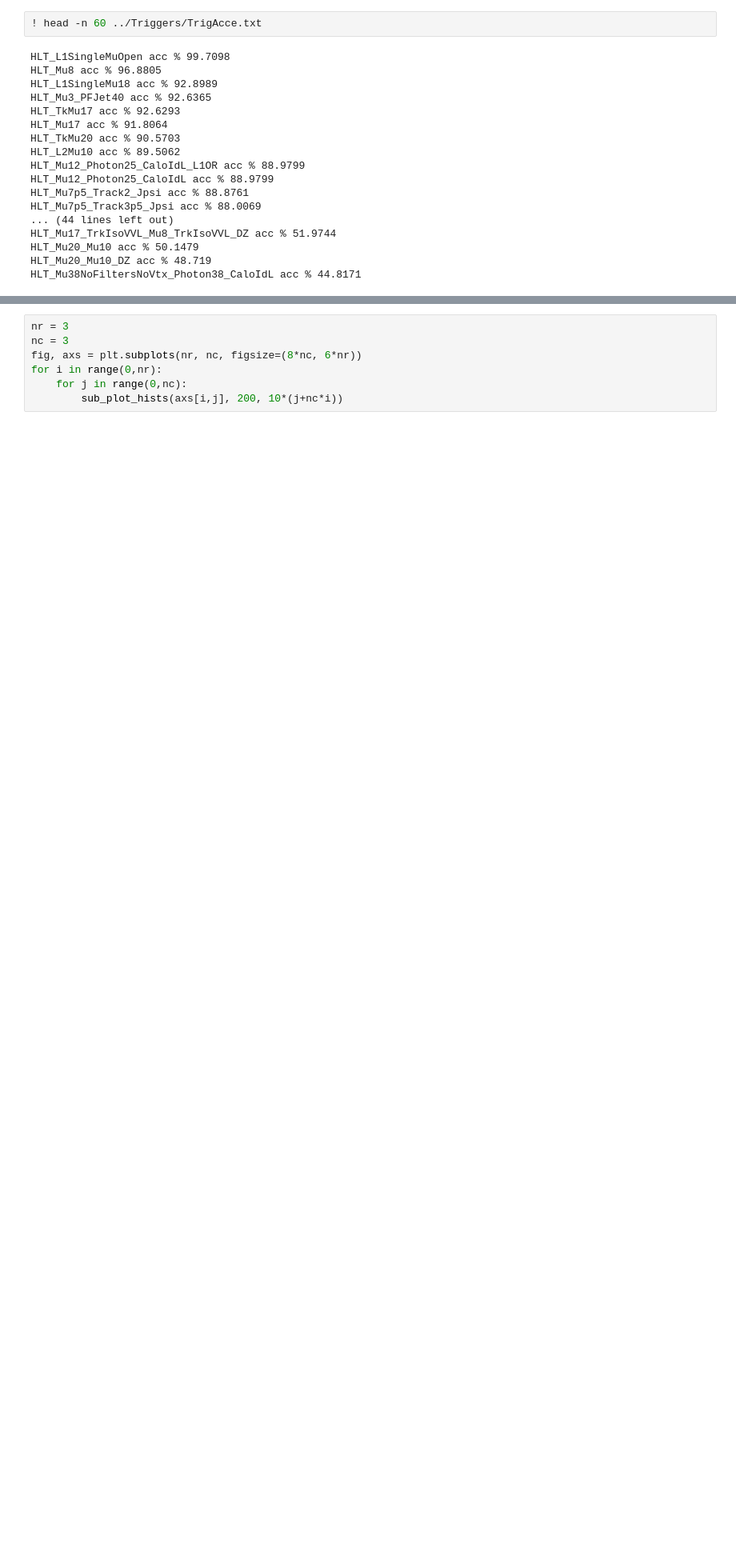
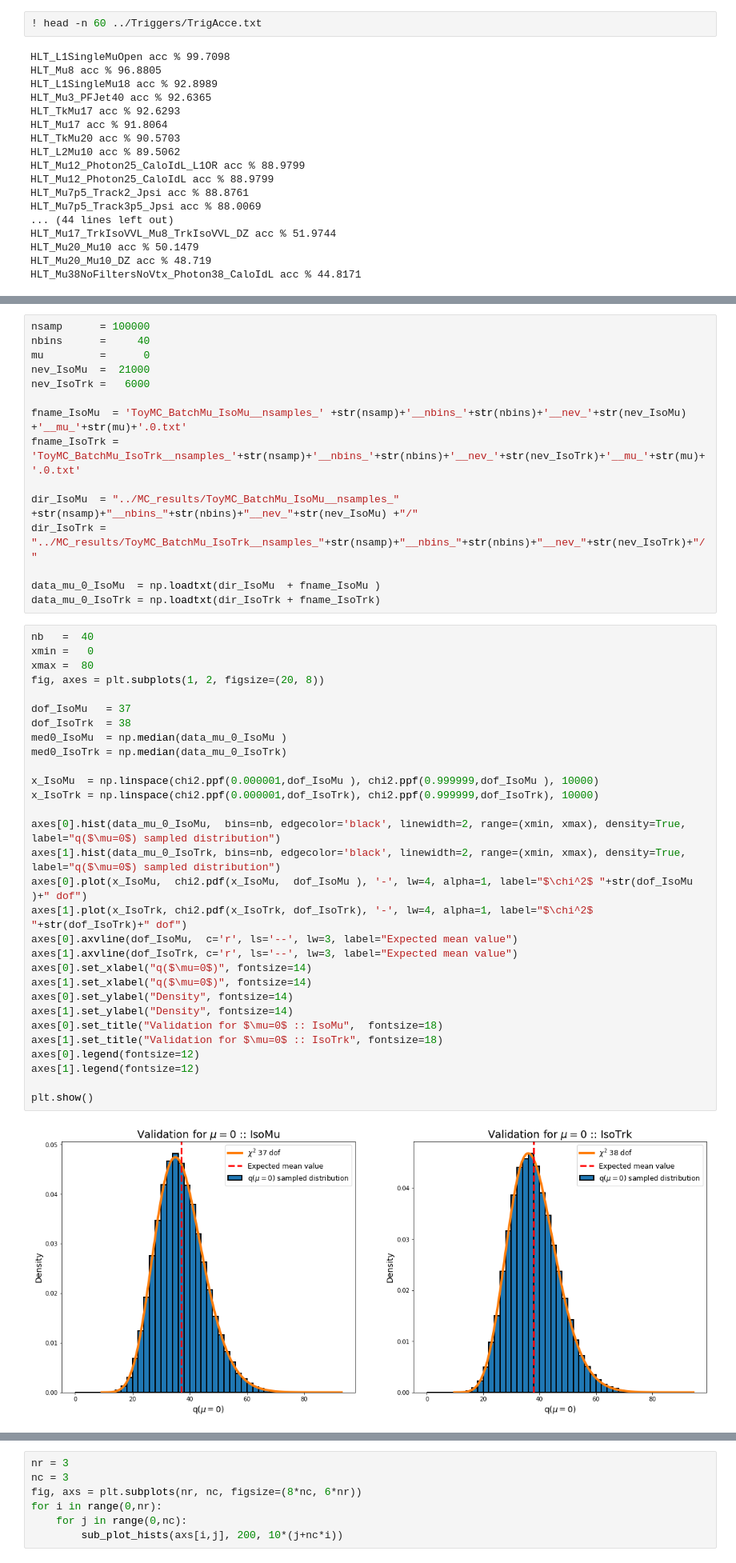
Before and after one commit to pacca4/Project_LocpB_plots, a Jupyter notebook: presentation/presentation_AleModification.ipynb, the cells around one changed output, grey strips where cells are left out. Shown at 80% size. Drawn from its saved outputs; the diff is of its cells as text; blank space fills up the shorter version.

```diff
--- a/presentation/presentation_AleModification.ipynb
+++ b/presentation/presentation_AleModification.ipynb
@@ -362,0 +479,47 @@ def plot_all_distr(sigs, h_mu):
+# %%
+nsamp      = 100000
+nbins      =     40
+mu         =      0
+nev_IsoMu  =  21000
+nev_IsoTrk =   6000
+
+fname_IsoMu  = 'ToyMC_BatchMu_IsoMu__nsamples_' +str(nsamp)+'__nbins_'+str(nbins)+'__nev_'+str(nev_IsoMu) +'__mu_'+str(mu)+'.0.txt'
+fname_IsoTrk = 'ToyMC_BatchMu_IsoTrk__nsamples_'+str(nsamp)+'__nbins_'+str(nbins)+'__nev_'+str(nev_IsoTrk)+'__mu_'+str(mu)+'.0.txt'
+
+dir_IsoMu  = "../MC_results/ToyMC_BatchMu_IsoMu__nsamples_" +str(nsamp)+"__nbins_"+str(nbins)+"__nev_"+str(nev_IsoMu) +"/"
+dir_IsoTrk = "../MC_results/ToyMC_BatchMu_IsoTrk__nsamples_"+str(nsamp)+"__nbins_"+str(nbins)+"__nev_"+str(nev_IsoTrk)+"/"
+
+data_mu_0_IsoMu  = np.loadtxt(dir_IsoMu  + fname_IsoMu )
+data_mu_0_IsoTrk = np.loadtxt(dir_IsoTrk + fname_IsoTrk)
+# %%
+nb   =  40
+xmin =   0
+xmax =  80
+fig, axes = plt.subplots(1, 2, figsize=(20, 8))
+
+dof_IsoMu   = 37
+dof_IsoTrk  = 38
+med0_IsoMu  = np.median(data_mu_0_IsoMu )
+med0_IsoTrk = np.median(data_mu_0_IsoTrk)
+
+x_IsoMu  = np.linspace(chi2.ppf(0.000001,dof_IsoMu ), chi2.ppf(0.999999,dof_IsoMu ), 10000)
+x_IsoTrk = np.linspace(chi2.ppf(0.000001,dof_IsoTrk), chi2.ppf(0.999999,dof_IsoTrk), 10000)
+
+axes[0].hist(data_mu_0_IsoMu,  bins=nb, edgecolor='black', linewidth=2, range=(xmin, xmax), density=True, label="q($\mu=0$) sampled distribution")
+axes[1].hist(data_mu_0_IsoTrk, bins=nb, edgecolor='black', linewidth=2, range=(xmin, xmax), density=True, label="q($\mu=0$) sampled distribution")
+axes[0].plot(x_IsoMu,  chi2.pdf(x_IsoMu,  dof_IsoMu ), '-', lw=4, alpha=1, label="$\chi^2$ "+str(dof_IsoMu )+" dof")
+axes[1].plot(x_IsoTrk, chi2.pdf(x_IsoTrk, dof_IsoTrk), '-', lw=4, alpha=1, label="$\chi^2$ "+str(dof_IsoTrk)+" dof")
+axes[0].axvline(dof_IsoMu,  c='r', ls='--', lw=3, label="Expected mean value")
+axes[1].axvline(dof_IsoTrk, c='r', ls='--', lw=3, label="Expected mean value")
+axes[0].set_xlabel("q($\mu=0$)", fontsize=14)
+axes[1].set_xlabel("q($\mu=0$)", fontsize=14)
+axes[0].set_ylabel("Density", fontsize=14)
+axes[1].set_ylabel("Density", fontsize=14)
+axes[0].set_title("Validation for $\mu=0$ :: IsoMu",  fontsize=18)
+axes[1].set_title("Validation for $\mu=0$ :: IsoTrk", fontsize=18)
+axes[0].legend(fontsize=12)
+axes[1].legend(fontsize=12)
+
+plt.show()
+# %% [output]
+[figure, added]
```
Also changed, not shown: parts of 126 cells of this notebook, 21 other files.
